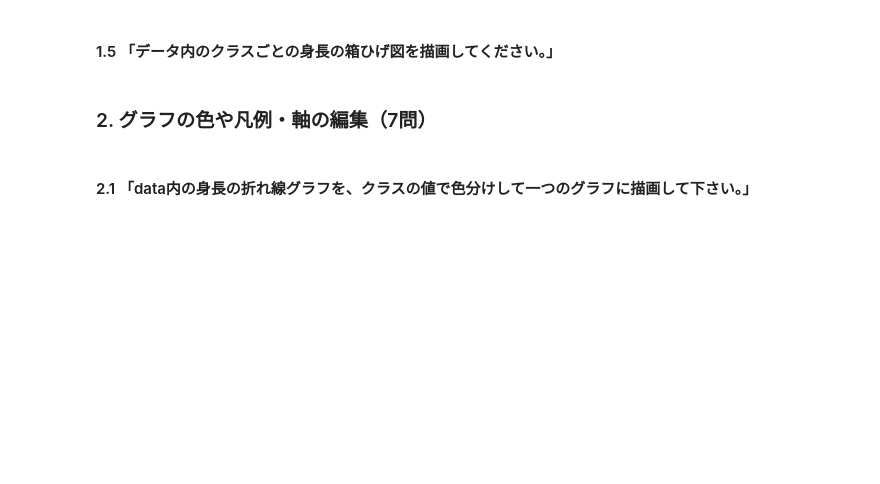
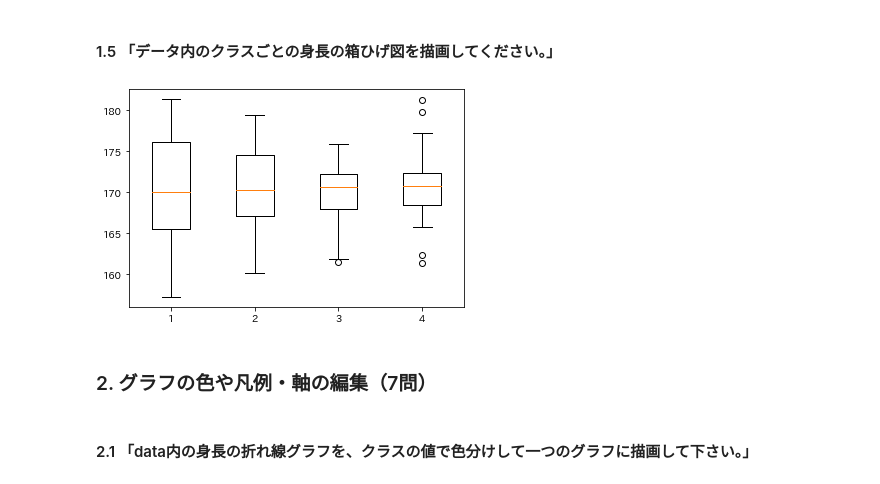
Before and after one commit to kaigitt/GoogleColab, a Jupyter notebook: matplotlib_editor_ipynb_のコピー.ipynb, the cells around one changed output. Cells and saved outputs as stored; diff of their text form; code cells hidden in the pictures; blank space fills up the shorter version.

```diff
--- a/matplotlib_editor_ipynb_のコピー.ipynb
+++ b/matplotlib_editor_ipynb_のコピー.ipynb
@@ -132,5 +126,15 @@ TypeError: ignored
 # %% [markdown]
 #### 1.5 「データ内のクラスごとの身長の箱ひげ図を描画してください。」
+# %%
+fig = plt.figure()
+ax = fig.add_subplot(1,1,1)
+ax.boxplot([data[data['クラス'] == 'a']['身長'],
+           data[data['クラス'] == 'b']['身長'],
+           data[data['クラス'] == 'c']['身長'],
+           data[data['クラス'] == 'd']['身長']])
+fig.show()
+# %% [output]
+[figure, added]
 # %% [markdown]
 ### 2. グラフの色や凡例・軸の編集（7問）
 # %% [markdown]
```
Also changed, not shown: parts of 24 cells of this notebook.
